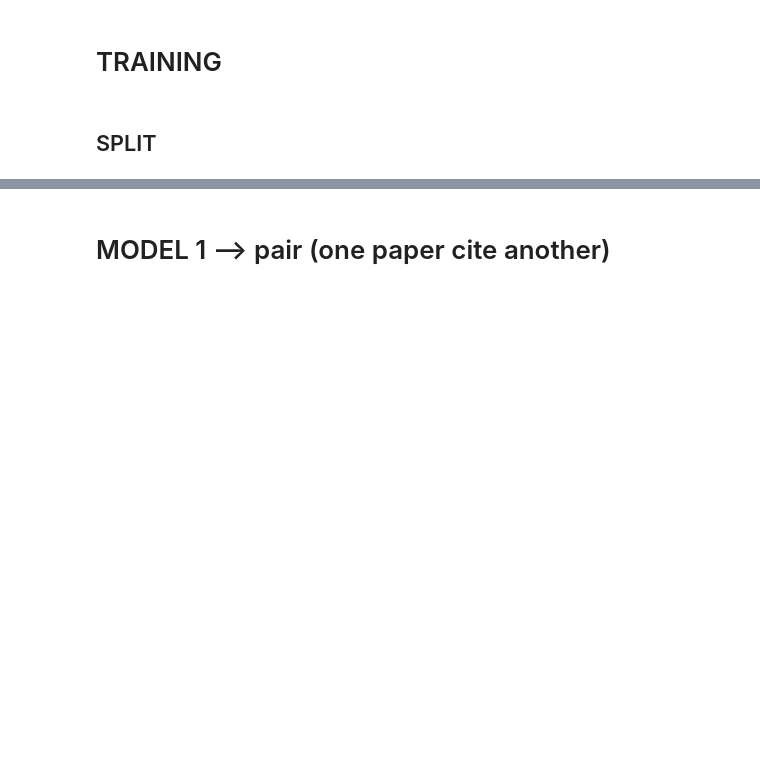
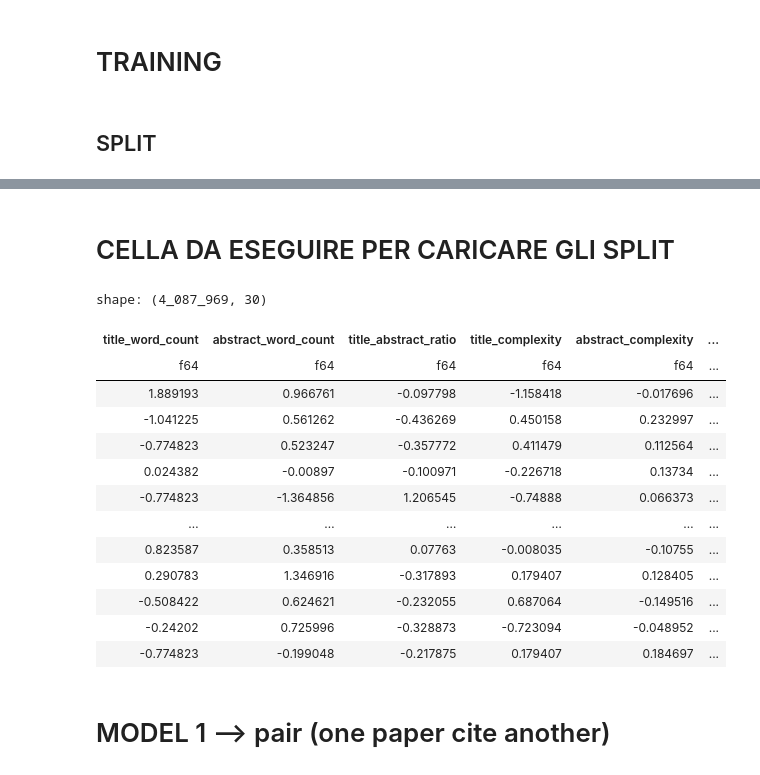
Before and after one commit to ManuCa93/data_project_3, a Jupyter notebook: notebook.ipynb, the cells around one changed output, grey strips where cells are left out. Cells and saved outputs as stored; diff of their text form; code cells hidden in the pictures; blank space fills up the shorter version.

Commit message:
fixed split

```diff
--- a/notebook.ipynb
+++ b/notebook.ipynb
@@ -2243,3 +2214,29 @@ LOAD_COLS updated: ['title_word_count', 'abstract_word_count', 'title_abstract_r
+# %% [markdown]
+# CELLA DA ESEGUIRE PER CARICARE GLI SPLIT
+# %%
+import polars as pl
+
+# Carica i file parquet come DataFrame Polars
+train_df = pl.read_parquet('model_splits/train.parquet')
+val_df = pl.read_parquet('model_splits/val.parquet')
+test_df = pl.read_parquet('model_splits/test.parquet')
+
+train_df
+# %% [output]
+shape: (4_087_969, 30)
+| title_word_count | abstract_word_count | title_abstract_ratio | title_complexity | abstract_complexity | ... |
+| f64 | f64 | f64 | f64 | f64 | ... |
+| 1.889193 | 0.966761 | -0.097798 | -1.158418 | -0.017696 | ... |
+| -1.041225 | 0.561262 | -0.436269 | 0.450158 | 0.232997 | ... |
+| -0.774823 | 0.523247 | -0.357772 | 0.411479 | 0.112564 | ... |
+| 0.024382 | -0.00897 | -0.100971 | -0.226718 | 0.13734 | ... |
+| -0.774823 | -1.364856 | 1.206545 | -0.74888 | 0.066373 | ... |
+| … | … | … | … | … | ... |
+| 0.823587 | 0.358513 | 0.07763 | -0.008035 | -0.10755 | ... |
+| 0.290783 | 1.346916 | -0.317893 | 0.179407 | 0.128405 | ... |
+| -0.508422 | 0.624621 | -0.232055 | 0.687064 | -0.149516 | ... |
+| -0.24202 | 0.725996 | -0.328873 | -0.723094 | -0.048952 | ... |
+| -0.774823 | -0.199048 | -0.217875 | 0.179407 | 0.184697 | ... |
 # %% [markdown]
 # MODEL 1 --> pair (one paper cite another)
 # %%
```
Also changed, not shown: parts of 10 cells of this notebook.
